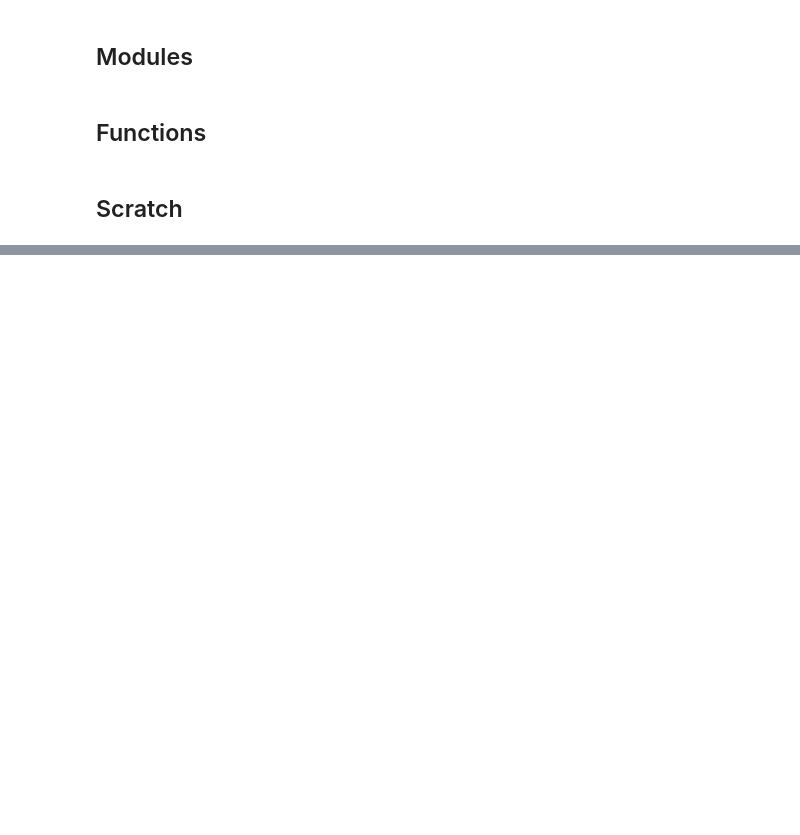
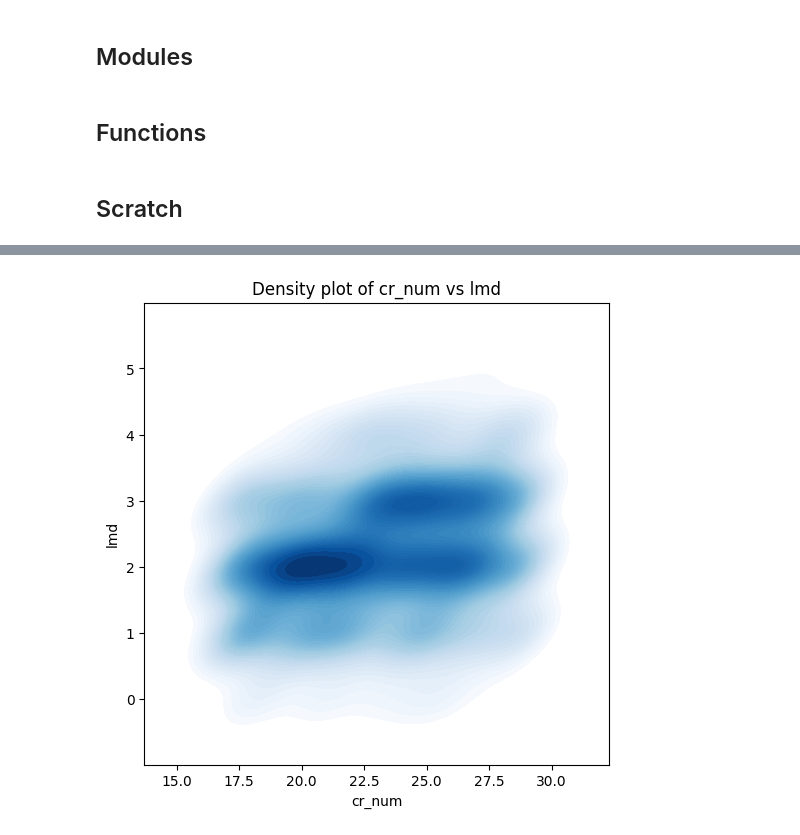
Before and after one commit to yamryo/notebooks, a Jupyter notebook: Research/knot_Floer_homology/Collecting_big_knots_with_small_lambda.ipynb, the cells around one changed output, grey strips where cells are left out. Saved outputs shown, nothing was run; the diff lists cells and outputs as text; code cells hidden in the pictures; blank space fills up the shorter version.

```diff
--- a/Research/knot_Floer_homology/Collecting_big_knots_with_small_lambda.ipynb
+++ b/Research/knot_Floer_homology/Collecting_big_knots_with_small_lambda.ipynb
@@ -119,0 +190,16 @@ if result:
+# %%
+import seaborn as sns
+
+plt.figure(figsize=(6,6))
+sns.kdeplot(
+    x=RGD['cr_num'],
+    y=[min(ll) for ll in RGD['lmd']],
+    fill=True, cmap="Blues", levels=50, thresh=0.05
+)
+
+plt.xlabel('cr_num')
+plt.ylabel('lmd')
+plt.title('Density plot of cr_num vs lmd')
+plt.show()
+# %% [output]
+[figure, added]
```
Also changed, not shown: parts of 8 cells of this notebook, 15 other files.
